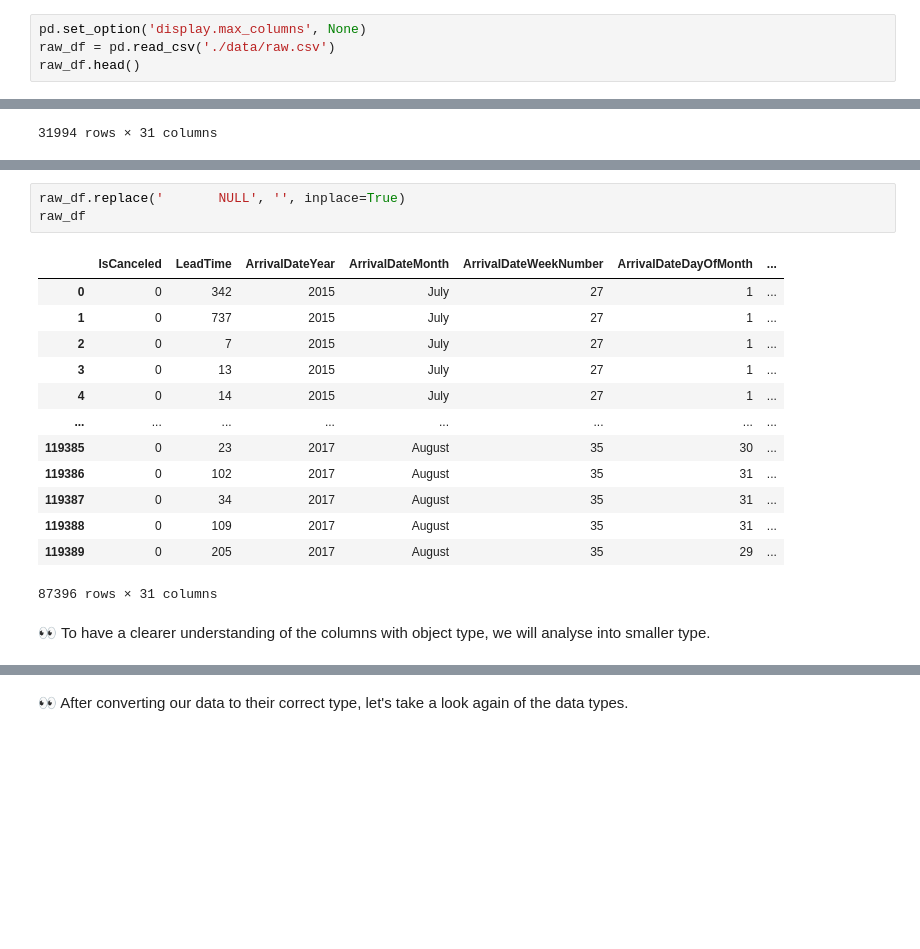
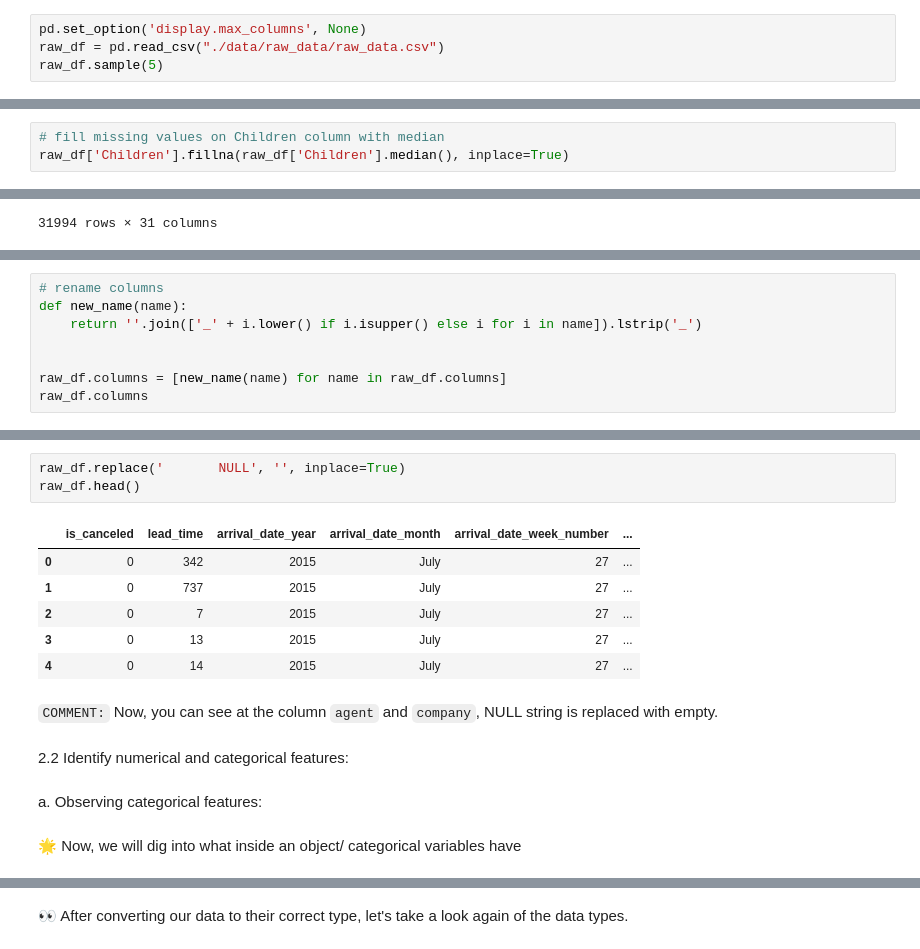
Before and after one commit to danghuynh-bit/LTKHDL_hotekbookingdemand, a Jupyter notebook: 02_Preprocessing.ipynb, the cells around one changed output, grey strips where cells are left out. Saved outputs shown, nothing was run; the diff lists cells and outputs as text; blank space fills up the shorter version.

```diff
--- a/02_Preprocessing.ipynb
+++ b/02_Preprocessing.ipynb
@@ -22,6 +37,6 @@ from datetime import datetime
 # %%
 pd.set_option('display.max_columns', None)
-raw_df = pd.read_csv('./data/raw.csv')
-raw_df.head()
+raw_df = pd.read_csv("./data/raw_data/raw_data.csv")
+raw_df.sample(5)
 # %% [output]
 |  | IsCanceled | LeadTime | ArrivalDateYear | ArrivalDateMonth | ArrivalDateWeekNumber | ArrivalDateDayOfMonth | ... |
@@ -38,0 +85,3 @@ raw_df.head()
+# %%
+# fill missing values on Children column with median
+raw_df['Children'].fillna(raw_df['Children'].median(), inplace=True)
@@ -71,0 +124,8 @@ raw_df = raw_df.drop_duplicates()
+# %%
+# rename columns
+def new_name(name):
+    return ''.join(['_' + i.lower() if i.isupper() else i for i in name]).lstrip('_')
+
+
+raw_df.columns = [new_name(name) for name in raw_df.columns]
+raw_df.columns
@@ -94,21 +183,20 @@ When looking through the data, we found that at object data type columns, the da
 # %%
 raw_df.replace('       NULL', '', inplace=True)
-raw_df
+raw_df.head()
 # %% [output]
-|  | IsCanceled | LeadTime | ArrivalDateYear | ArrivalDateMonth | ArrivalDateWeekNumber | ArrivalDateDayOfMonth | ... |
-| 0 | 0 | 342 | 2015 | July | 27 | 1 | ... |
-| 1 | 0 | 737 | 2015 | July | 27 | 1 | ... |
-| 2 | 0 | 7 | 2015 | July | 27 | 1 | ... |
-| 3 | 0 | 13 | 2015 | July | 27 | 1 | ... |
-| 4 | 0 | 14 | 2015 | July | 27 | 1 | ... |
-| ... | ... | ... | ... | ... | ... | ... | ... |
-| 119385 | 0 | 23 | 2017 | August | 35 | 30 | ... |
-| 119386 | 0 | 102 | 2017 | August | 35 | 31 | ... |
-| 119387 | 0 | 34 | 2017 | August | 35 | 31 | ... |
-| 119388 | 0 | 109 | 2017 | August | 35 | 31 | ... |
-| 119389 | 0 | 205 | 2017 | August | 35 | 29 | ... |
+|  | is_canceled | lead_time | arrival_date_year | arrival_date_month | arrival_date_week_number | ... |
+| 0 | 0 | 342 | 2015 | July | 27 | ... |
+| 1 | 0 | 737 | 2015 | July | 27 | ... |
+| 2 | 0 | 7 | 2015 | July | 27 | ... |
+| 3 | 0 | 13 | 2015 | July | 27 | ... |
+| 4 | 0 | 14 | 2015 | July | 27 | ... |
-87396 rows × 31 columns
-# %% [markdown]
-👀 To have a clearer understanding of the columns with object type, we will analyse into smaller type.
+# %% [markdown]
+`COMMENT:` Now, you can see at the column `agent` and `company`, NULL string is replaced with empty.
+# %% [markdown]
+2.2 Identify numerical and categorical features:
+# %% [markdown]
+a. Observing categorical features:
+# %% [markdown]
+🌟 Now, we will dig into what inside an object/ categorical variables have
 # %%
 def open_object_dtype(s):
```
Also changed, not shown: parts of 85 cells of this notebook, 2 other files.
